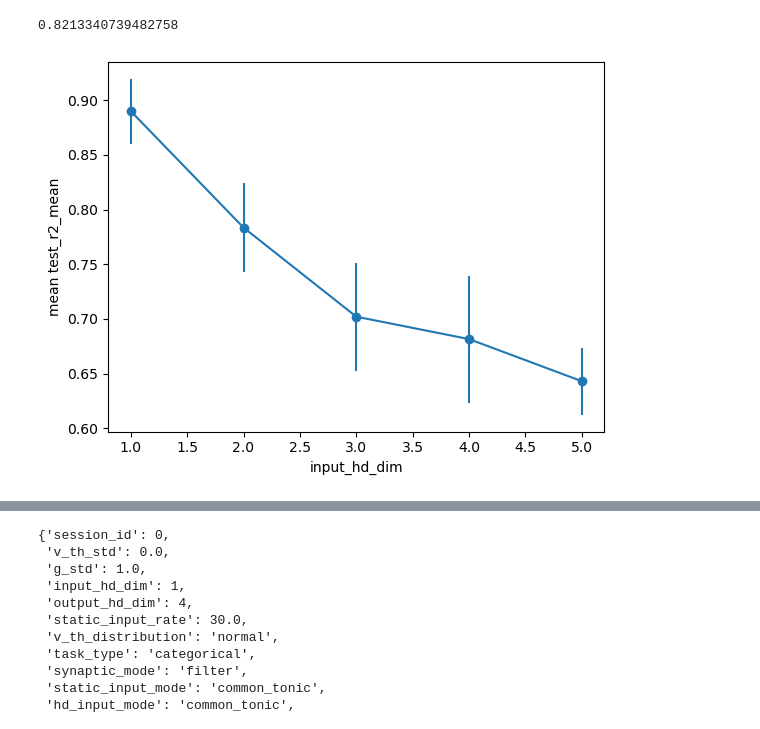
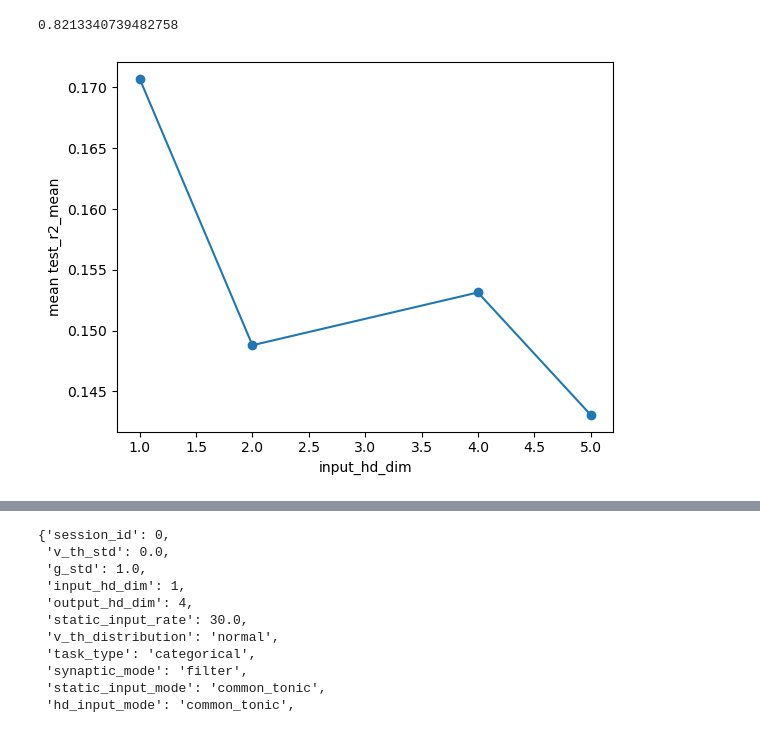
Before and after one commit to fraziphy/spiking-rnn-heterogeneity, a Jupyter notebook: Untitled8.ipynb, the cells around one changed output, grey strips where cells are left out. Drawn from its saved outputs; the diff is of its cells as text; code cells hidden in the pictures.

```diff
--- a/Untitled8.ipynb
+++ b/Untitled8.ipynb
@@ -28,35 +28,35 @@ results[0]["test_r2_mean"]
 # %%
 import pickle
 import numpy as np
 import matplotlib.pyplot as plt
 
-session_ids = np.arange(5)
+session_ids = np.arange(1)
 
-hdin_vals = [1, 2, 3, 4, 5]
+hdin_vals = [1, 2, 4, 5]
 hdout_vals = [1]
 
 test_r2_data = {hdin: [] for hdin in hdin_vals}
 
 for sess in session_ids:
     for hdin in hdin_vals:
-        filename = f'results/categorical/data/task_categorical_session_{sess}_vth_0.000_g_1.000_rate_30_hdin_{hdin}_hdout_4.pkl'
+        filename = f'results/temporal/data/task_temporal_session_{sess}_vth_0.000_g_1.000_rate_30_hdin_{hdin}_hdout_1.pkl'
         with open(filename, 'rb') as f:
             results = pickle.load(f)
         # Adjust this indexing if results is a list of dicts
-        test_r2_data[hdin].append(results[0]['test_accuracy_mean'])
+        test_r2_data[hdin].append(results[0]['test_r2_mean'])
 
 fig, ax = plt.subplots()
 
 means = []
 stds = []
 for hdin in hdin_vals:
     vals = test_r2_data[hdin]
     means.append(np.mean(vals))
     stds.append(np.std(vals))
 ax.errorbar(hdin_vals, means, yerr=stds, fmt='-o')
 
 ax.set_xlabel('input_hd_dim')
 ax.set_ylabel('mean test_r2_mean')
 plt.show()
 # %% [output]
-[figure, old version]
+[figure, new version]
```
Also changed, not shown: parts of 1 cell of this notebook, 16 other files.
